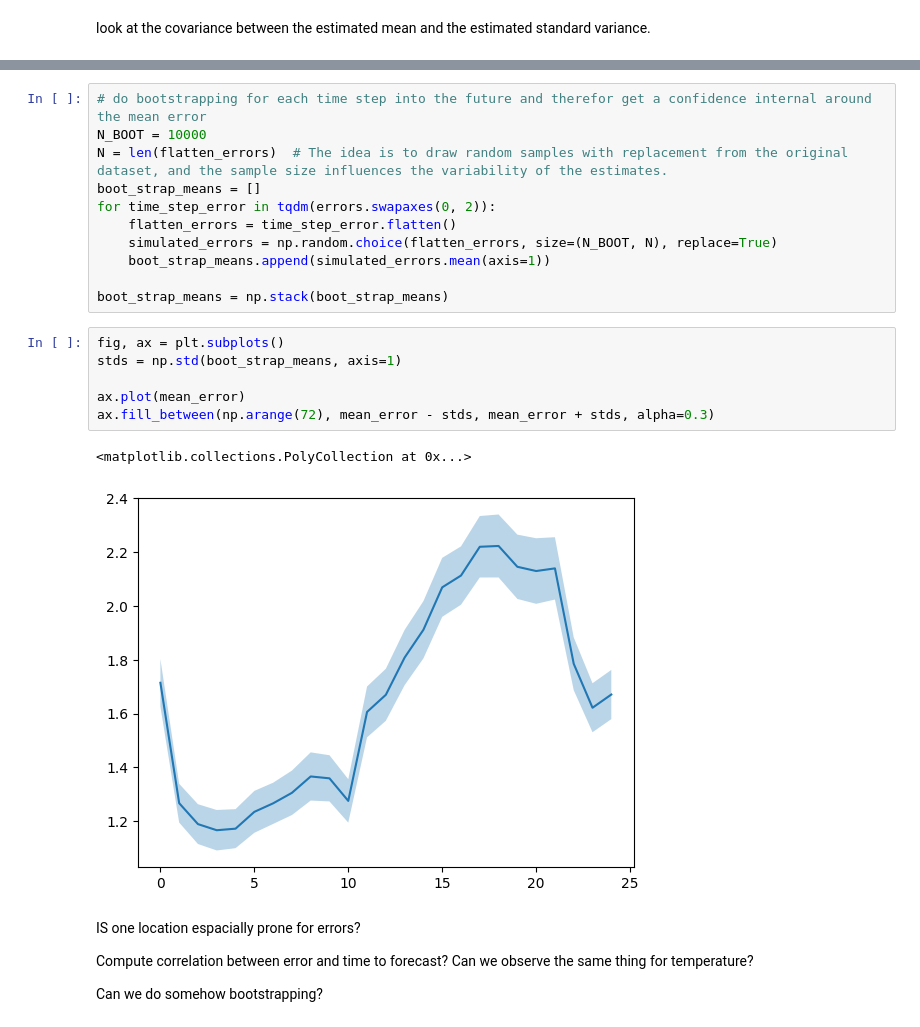
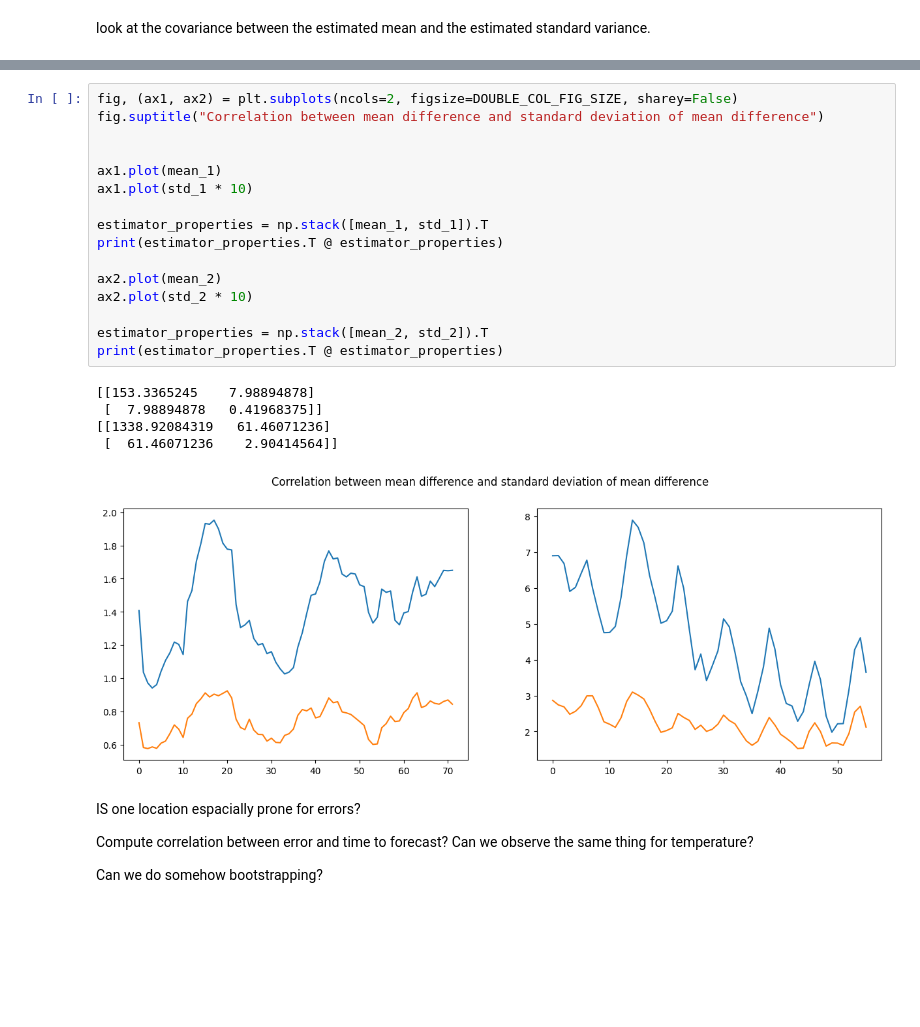
Before and after one commit to RobinU434/DataLiteracy, a Jupyter notebook: studies/13_01_24_RU_glimps_into_data.ipynb, the cells around one changed output, grey strips where cells are left out. Drawn from its saved outputs; the diff is of its cells as text; blank space fills up the shorter version.

```diff
--- a/studies/13_01_24_RU_glimps_into_data.ipynb
+++ b/studies/13_01_24_RU_glimps_into_data.ipynb
@@ -506,23 +261,25 @@ NameError: name 'errors' is not defined
-# %%
-# do bootstrapping for each time step into the future and therefor get a confidence internal around the mean error
-N_BOOT = 10000
-N = len(flatten_errors)  # The idea is to draw random samples with replacement from the original dataset, and the sample size influences the variability of the estimates.
-boot_strap_means = []
-for time_step_error in tqdm(errors.swapaxes(0, 2)):
-    flatten_errors = time_step_error.flatten()
-    simulated_errors = np.random.choice(flatten_errors, size=(N_BOOT, N), replace=True)
-    boot_strap_means.append(simulated_errors.mean(axis=1))
-
-boot_strap_means = np.stack(boot_strap_means)
-# %%
-fig, ax = plt.subplots()
-stds = np.std(boot_strap_means, axis=1)
-
-ax.plot(mean_error)
-ax.fill_between(np.arange(72), mean_error - stds, mean_error + stds, alpha=0.3)
-# %% [output]
-<matplotlib.collections.PolyCollection at 0x...>
-[figure, removed]
+# %%
+fig, (ax1, ax2) = plt.subplots(ncols=2, figsize=DOUBLE_COL_FIG_SIZE, sharey=False)
+fig.suptitle("Correlation between mean difference and standard deviation of mean difference")
+
+
+ax1.plot(mean_1)
+ax1.plot(std_1 * 10)
+
+estimator_properties = np.stack([mean_1, std_1]).T
+print(estimator_properties.T @ estimator_properties)
+
+ax2.plot(mean_2)
+ax2.plot(std_2 * 10)
+
+estimator_properties = np.stack([mean_2, std_2]).T
+print(estimator_properties.T @ estimator_properties)
+# %% [output]
+[[153.3365245    7.98894878]
+ [  7.98894878   0.41968375]]
+[[1338.92084319   61.46071236]
+ [  61.46071236    2.90414564]]
+[figure, added]
 # %% [markdown]
 IS one location espacially prone for errors?
 
```
Also changed, not shown: parts of 20 cells of this notebook.
